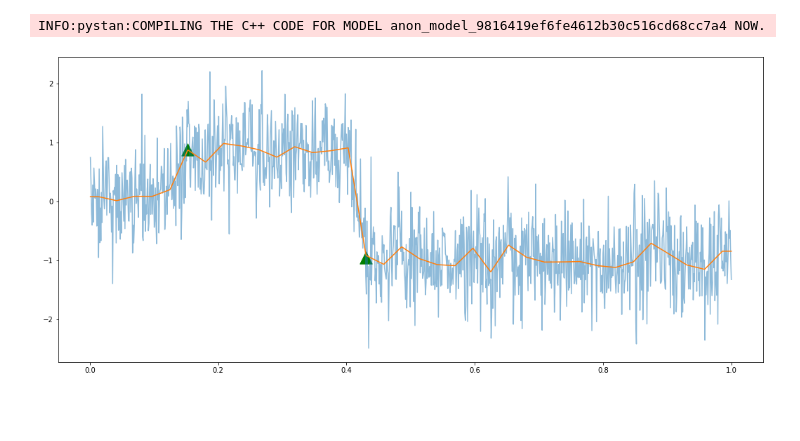
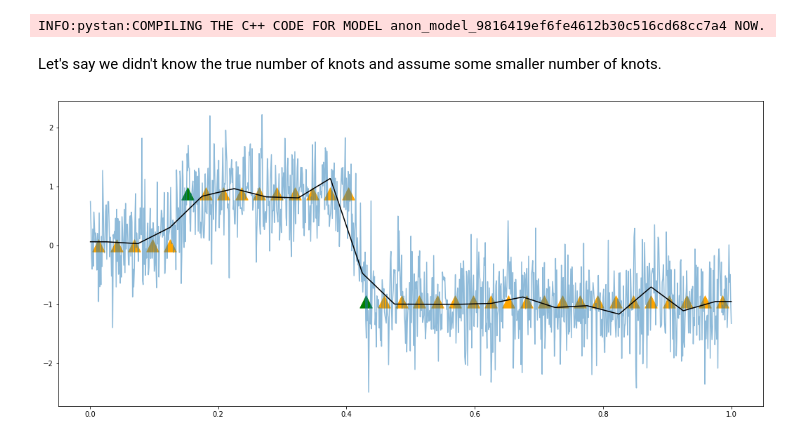
Before and after one commit to edwinnglabs/ts_playground, a Jupyter notebook: notebooks/Change Point.ipynb, the cells around one changed output. Cells and saved outputs as stored; diff of their text form; code cells hidden in the pictures; blank space fills up the shorter version.

```diff
--- a/notebooks/Change Point.ipynb
+++ b/notebooks/Change Point.ipynb
@@ -124,6 +124,16 @@ with open('../models/cp_stan.pkl', 'wb') as f:
     pickle.dump(sm, f)
 # %% [output]
 INFO:pystan:COMPILING THE C++ CODE FOR MODEL anon_model_9816419ef6fe4612b30c516cd68cc7a4 NOW.
+# %% [markdown]
+Let's say we didn't know the true number of knots and assume some smaller number of knots.
+# %%
+N_KNOTS = 20
+# %%
+# normalize time
+width = 1/N_KNOTS
+tp = np.arange(1, T + 1)/ T
+new_knots_tp = np.arange(width/2, 1, width)
+K = sandwich_kernel(tp, new_knots_tp)
 # %%
 input_data = {
     'N_OBS': T,
@@ -138,7 +148,8 @@ yhat = fit['yhat']
 # %%
 fig, ax = plt.subplots(1, 1, figsize=(18, 8))
 ax.plot(tp, y, alpha=0.5)
-ax.scatter(knots_tp[is_jump>0], knots[is_jump>0], marker='^', s=300, color='green')
-ax.plot(tp, yhat, label='fitted');
+ax.scatter(knots_tp[is_jump>0], knots[is_jump>0], marker='^', s=300, color='green');
+ax.scatter(knots_tp[is_jump==0], knots[is_jump==0], marker='^', s=300, color='orange');
+ax.plot(tp, yhat, label='fitted', color='black');
 # %% [output]
-[figure, old version]
+[figure, new version]
```
Also changed, not shown: parts of 1 cell of this notebook.
